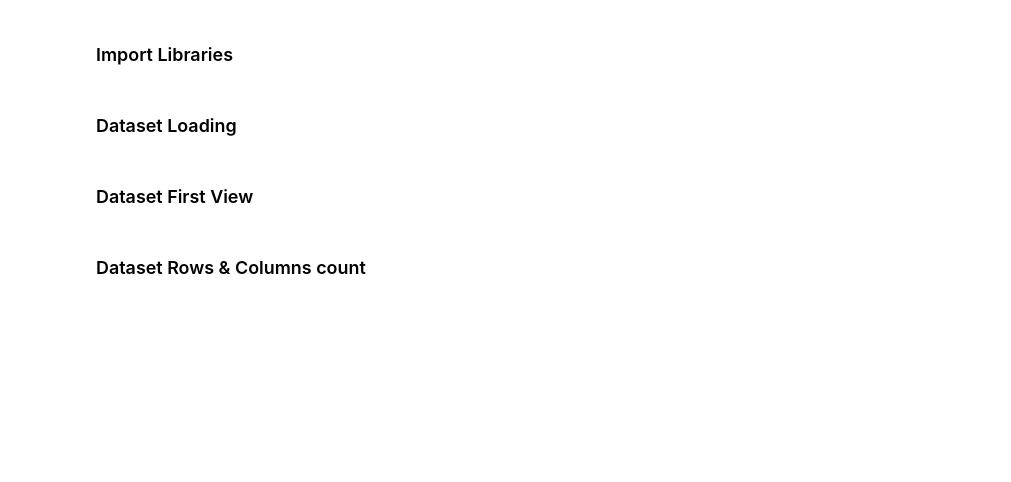
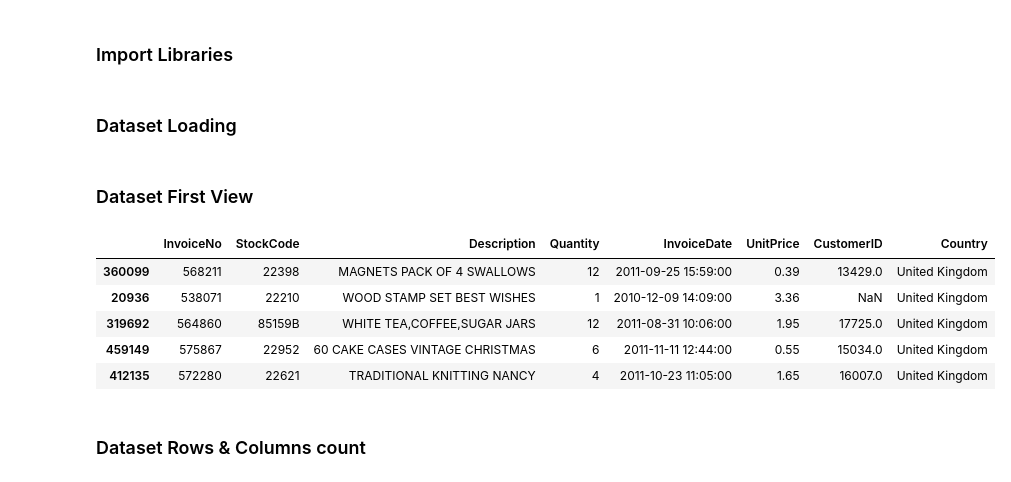
Before and after one commit to Preetirai-tech/Online-Retail-Customer-Segmentation-Project, a Jupyter notebook: Customer_Segmentation.ipynb, the cells around one changed output. Drawn from its saved outputs; the diff is of its cells as text; code cells hidden in the pictures; blank space fills up the shorter version.

```diff
--- a/Customer_Segmentation.ipynb
+++ b/Customer_Segmentation.ipynb
@@ -73,6 +73,16 @@ retail_df.head()
 # %%
 # Display the last 5 rows of the dataset
 retail_df.tail()
+# %%
+# Sample of the dataset
+retail_df.sample(5)
+# %% [output]
+|  | InvoiceNo | StockCode | Description | Quantity | InvoiceDate | UnitPrice | CustomerID | Country |
+| 360099 | 568211 | 22398 | MAGNETS PACK OF 4 SWALLOWS | 12 | 2011-09-25 15:59:00 | 0.39 | 13429.0 | United Kingdom |
+| 20936 | 538071 | 22210 | WOOD STAMP SET BEST WISHES | 1 | 2010-12-09 14:09:00 | 3.36 | NaN | United Kingdom |
+| 319692 | 564860 | 85159B | WHITE TEA,COFFEE,SUGAR JARS | 12 | 2011-08-31 10:06:00 | 1.95 | 17725.0 | United Kingdom |
+| 459149 | 575867 | 22952 | 60 CAKE CASES VINTAGE CHRISTMAS | 6 | 2011-11-11 12:44:00 | 0.55 | 15034.0 | United Kingdom |
+| 412135 | 572280 | 22621 | TRADITIONAL KNITTING NANCY | 4 | 2011-10-23 11:05:00 | 1.65 | 16007.0 | United Kingdom |
 # %% [markdown]
 ### Dataset Rows & Columns count
 # %%
```
Also changed, not shown: parts of 17 cells of this notebook.
